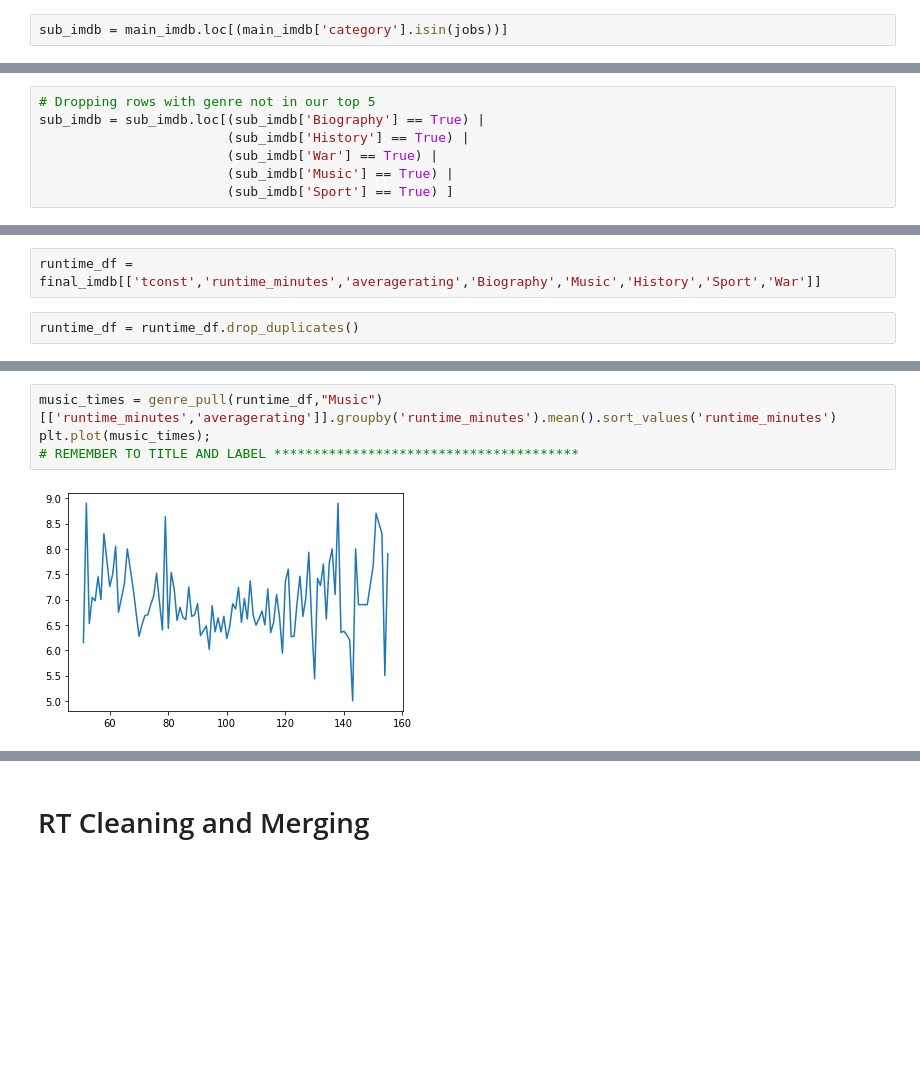
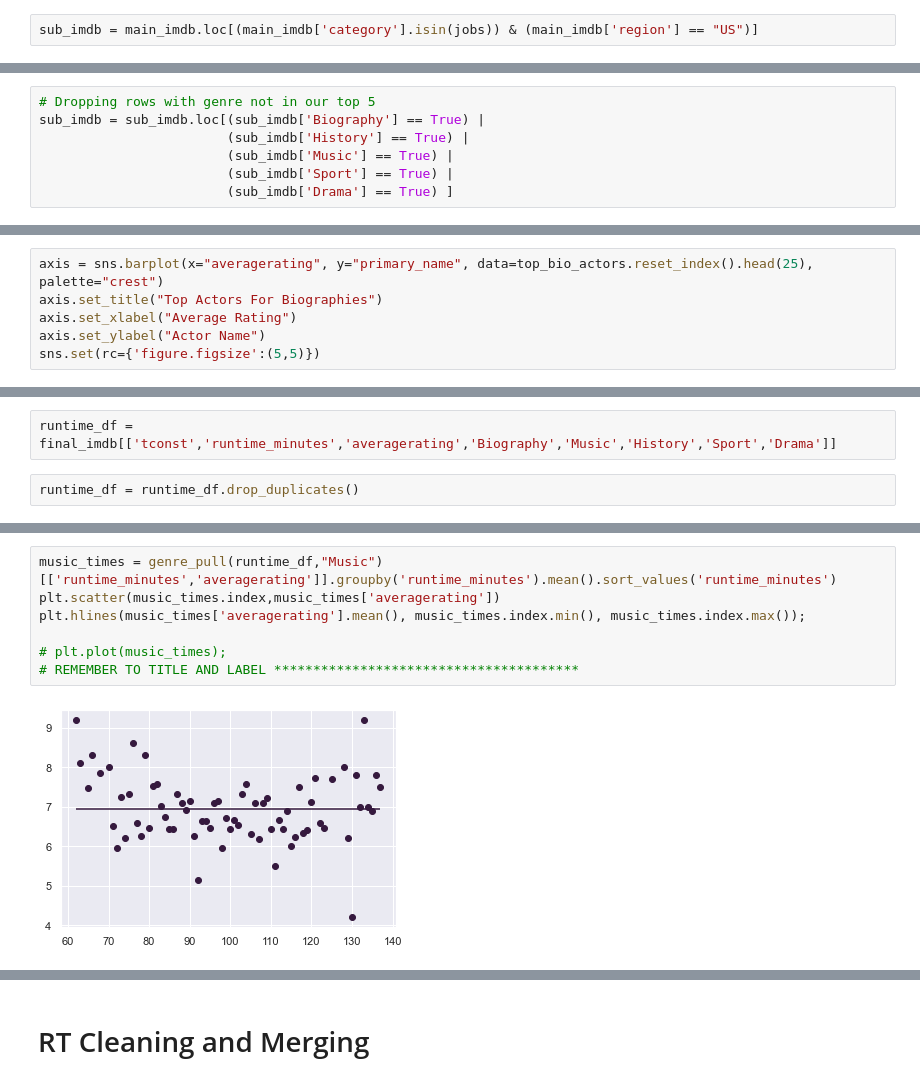
Before and after one commit to NelGen/NG-Msoft-Movie-Project, a Jupyter notebook: ScrapBook.ipynb, the cells around one changed output, grey strips where cells are left out. Saved outputs shown, nothing was run; the diff lists cells and outputs as text; blank space fills up the shorter version.

Commit message:
Finished cleaning and visualizations

```diff
--- a/ScrapBook.ipynb
+++ b/ScrapBook.ipynb
@@ -449,7 +499,7 @@ array(['actor', 'director', 'producer', 'editor', 'actress', 'composer',
 # Want actors/actress, director, producer, writer and composer to recommend
 jobs = ['actor','actress', 'director', 'producer','writer','composer']
 # %%
-sub_imdb = main_imdb.loc[(main_imdb['category'].isin(jobs))]
+sub_imdb = main_imdb.loc[(main_imdb['category'].isin(jobs)) & (main_imdb['region'] == "US")]
 # %%
 sub_imdb['category'].unique()
 # %% [output]
@@ -507,9 +566,9 @@ sub_imdb = sub_imdb.loc[sub_imdb['averagerating'].dropna().index]
 # Dropping rows with genre not in our top 5
 sub_imdb = sub_imdb.loc[(sub_imdb['Biography'] == True) |
                         (sub_imdb['History'] == True) |
-                        (sub_imdb['War'] == True) |
                         (sub_imdb['Music'] == True) |
-                        (sub_imdb['Sport'] == True) ]
+                        (sub_imdb['Sport'] == True) |
+                        (sub_imdb['Drama'] == True) ]
 # %%
 # There are NA values in runtime minutes
 sub_imdb.runtime_minutes.describe()
@@ -626,0 +728,6 @@ top_5_cat(final_imdb,"Biography","actor")
+# %%
+axis = sns.barplot(x="averagerating", y="primary_name", data=top_bio_actors.reset_index().head(25), palette="crest")
+axis.set_title("Top Actors For Biographies")
+axis.set_xlabel("Average Rating")
+axis.set_ylabel("Actor Name")
+sns.set(rc={'figure.figsize':(5,5)})
@@ -635,7 +744,7 @@ top_5_genres
 # %% [markdown]
 ## Run Time per Genre
 # %%
-runtime_df = final_imdb[['tconst','runtime_minutes','averagerating','Biography','Music','History','Sport','War']]
+runtime_df = final_imdb[['tconst','runtime_minutes','averagerating','Biography','Music','History','Sport','Drama']]
 # %%
 runtime_df = runtime_df.drop_duplicates()
 # %%
@@ -671,9 +784,12 @@ plt.hlines(bio_times['averagerating'].mean(), bio_times.index.min(), bio_times.i
 # %%
 music_times = genre_pull(runtime_df,"Music")[['runtime_minutes','averagerating']].groupby('runtime_minutes').mean().sort_values('runtime_minutes')
-plt.plot(music_times);
+plt.scatter(music_times.index,music_times['averagerating'])
+plt.hlines(music_times['averagerating'].mean(), music_times.index.min(), music_times.index.max());
+
+# plt.plot(music_times);
 # REMEMBER TO TITLE AND LABEL ***************************************
 # %% [output]
-[figure, old version]
+[figure, new version]
 # %%
 history_times = genre_pull(runtime_df,"History")[['runtime_minutes','averagerating']].groupby('runtime_minutes').mean().sort_values('runtime_minutes')
 plt.plot(history_times);
```
Also changed, not shown: parts of 175 cells of this notebook.
